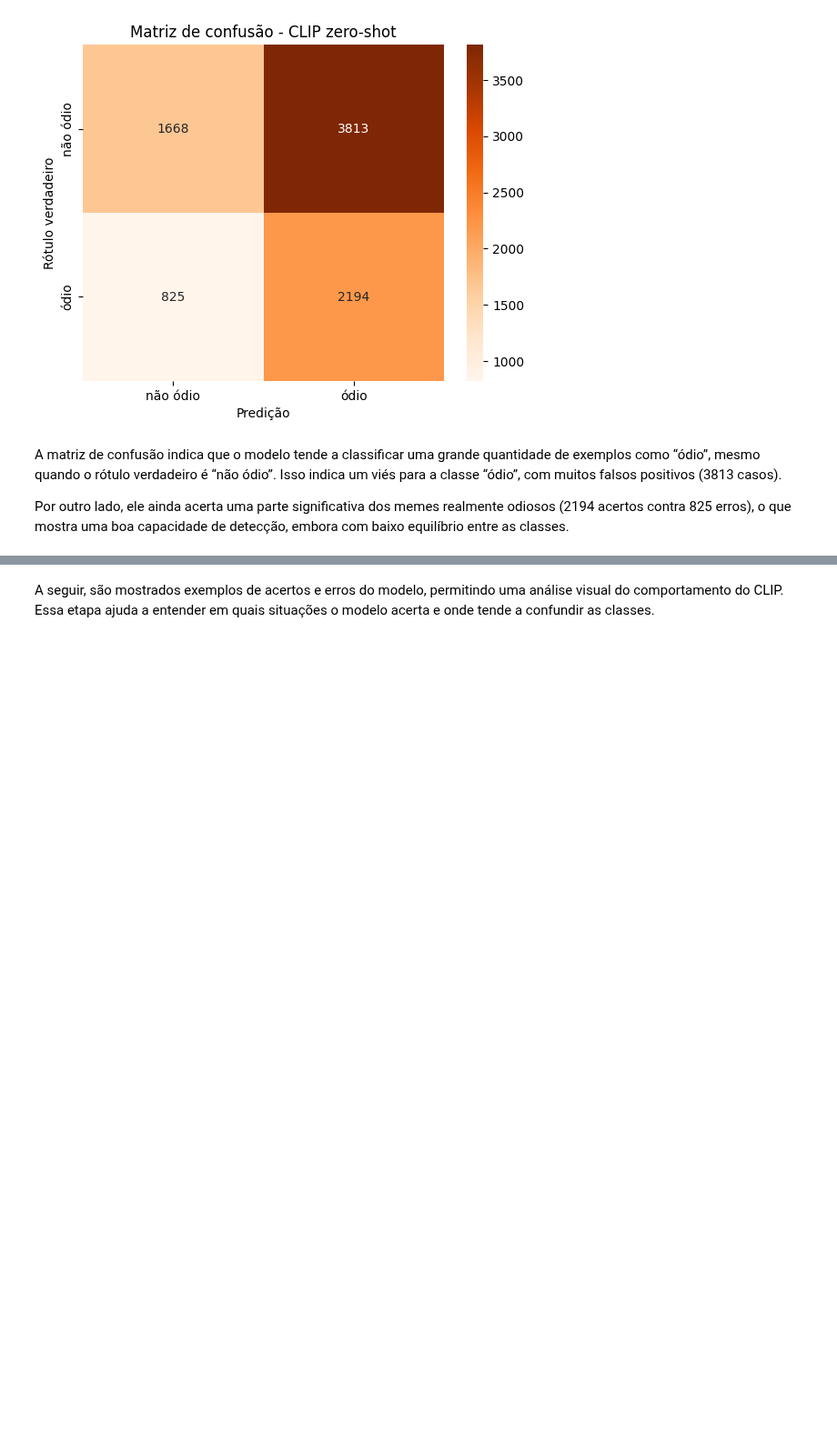
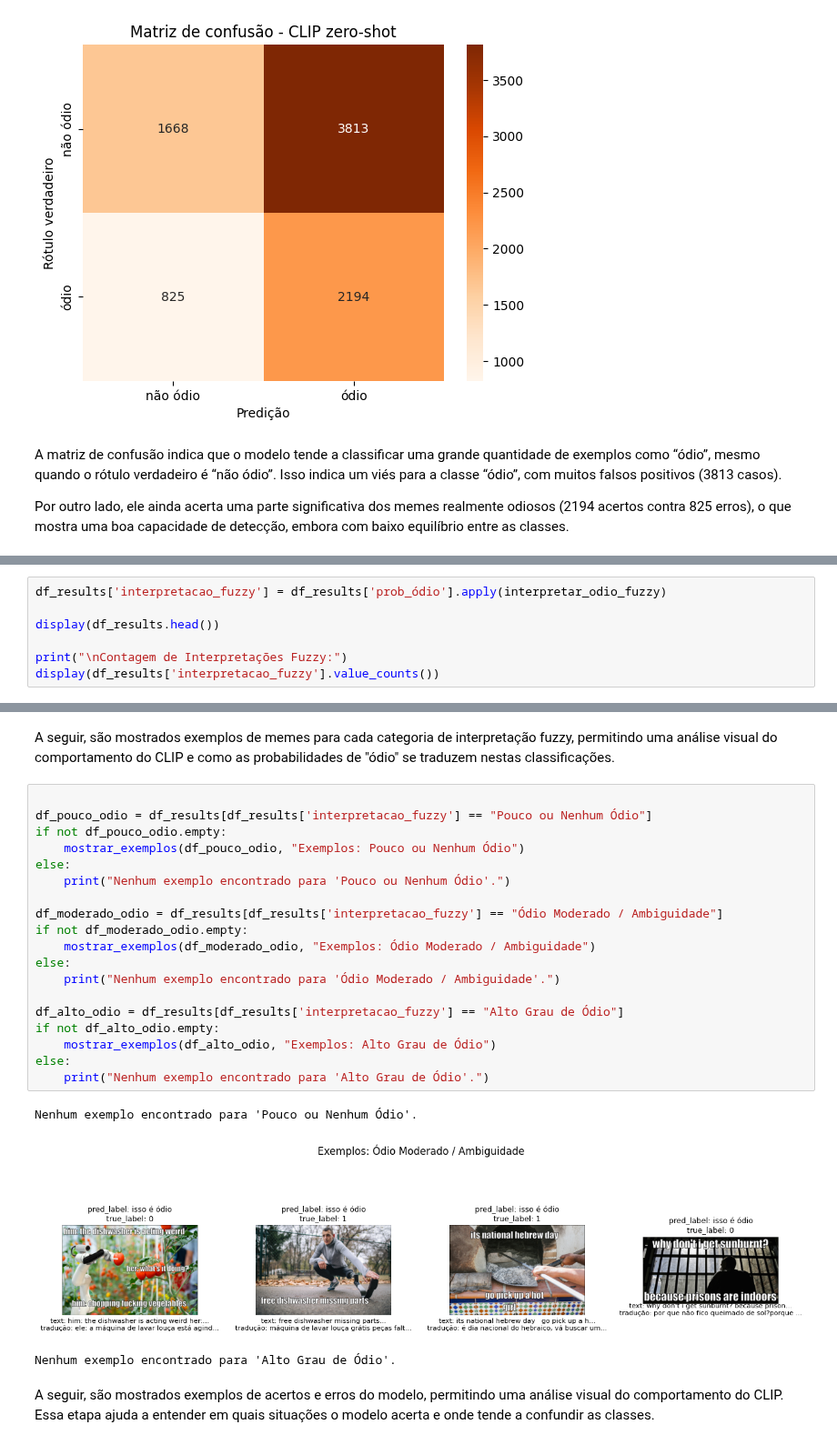
Before and after one commit to anathayna/tcc, a Jupyter notebook: notebooks/tcc_zero_shot.ipynb, the cells around one changed output, grey strips where cells are left out. Shown at 91% size. Saved outputs shown, nothing was run; the diff lists cells and outputs as text; blank space fills up the shorter version.

Commit message:
add fuzzy logic

```diff
--- a/notebooks/tcc_zero_shot.ipynb
+++ b/notebooks/tcc_zero_shot.ipynb
@@ -512,0 +544,7 @@ Por outro lado, ele ainda acerta uma parte significativa dos memes realmente odi
+# %%
+df_results['interpretacao_fuzzy'] = df_results['prob_ódio'].apply(interpretar_odio_fuzzy)
+
+display(df_results.head())
+
+print("\nContagem de Interpretações Fuzzy:")
+display(df_results['interpretacao_fuzzy'].value_counts())
@@ -513,3 +563,28 @@ Por outro lado, ele ainda acerta uma parte significativa dos memes realmente odi
+# %% [markdown]
+A seguir, são mostrados exemplos de memes para cada categoria de interpretação fuzzy, permitindo uma análise visual do comportamento do CLIP e como as probabilidades de "ódio" se traduzem nestas classificações.
+# %%
+
+df_pouco_odio = df_results[df_results['interpretacao_fuzzy'] == "Pouco ou Nenhum Ódio"]
+if not df_pouco_odio.empty:
+    mostrar_exemplos(df_pouco_odio, "Exemplos: Pouco ou Nenhum Ódio")
+else:
+    print("Nenhum exemplo encontrado para 'Pouco ou Nenhum Ódio'.")
+
+df_moderado_odio = df_results[df_results['interpretacao_fuzzy'] == "Ódio Moderado / Ambiguidade"]
+if not df_moderado_odio.empty:
+    mostrar_exemplos(df_moderado_odio, "Exemplos: Ódio Moderado / Ambiguidade")
+else:
+    print("Nenhum exemplo encontrado para 'Ódio Moderado / Ambiguidade'.")
+
+df_alto_odio = df_results[df_results['interpretacao_fuzzy'] == "Alto Grau de Ódio"]
+if not df_alto_odio.empty:
+    mostrar_exemplos(df_alto_odio, "Exemplos: Alto Grau de Ódio")
+else:
+    print("Nenhum exemplo encontrado para 'Alto Grau de Ódio'.")
+# %% [output]
+Nenhum exemplo encontrado para 'Pouco ou Nenhum Ódio'.
+[figure, added]
+Nenhum exemplo encontrado para 'Alto Grau de Ódio'.
 # %% [markdown]
 A seguir, são mostrados exemplos de acertos e erros do modelo, permitindo uma análise visual do comportamento do CLIP. Essa etapa ajuda a entender em quais situações o modelo acerta e onde tende a confundir as classes.
 # %%
```
Also changed, not shown: parts of 16 cells of this notebook.
